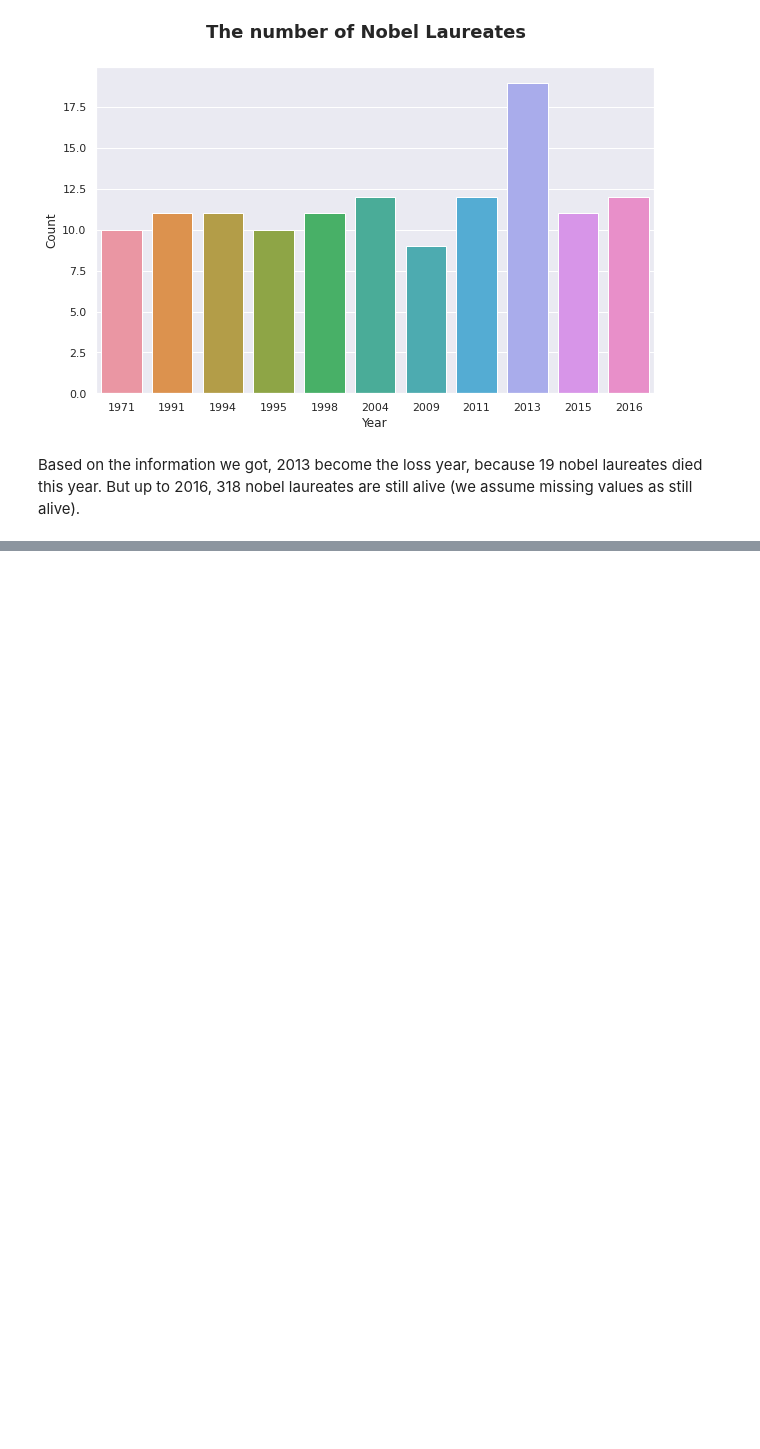
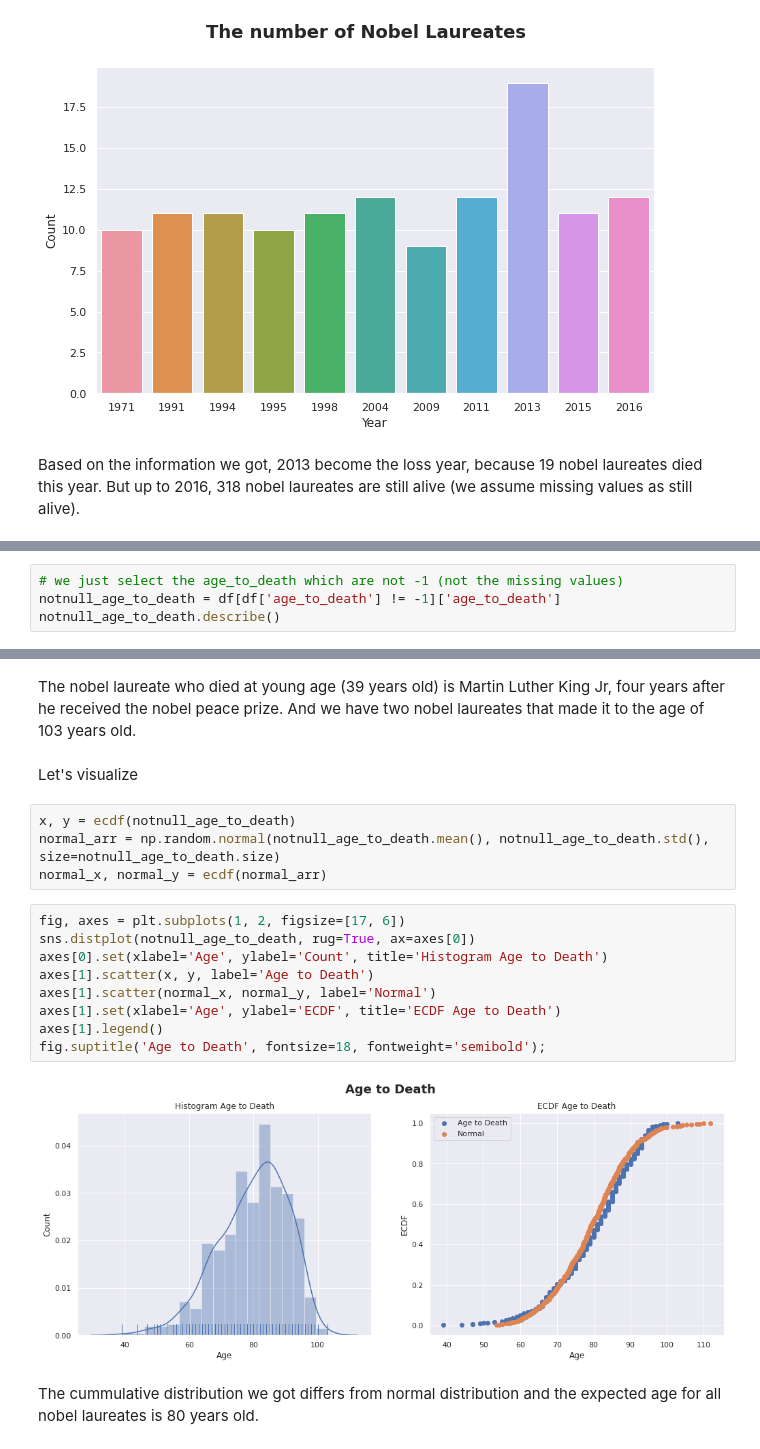
Before and after one commit to agusrichard/data-science-learning-projects, a Jupyter notebook: Nobel Prize Winners/exploratory_data_analysis.ipynb, the cells around one changed output, grey strips where cells are left out. Cells and saved outputs as stored; diff of their text form; blank space fills up the shorter version.

```diff
--- a/Nobel Prize Winners/exploratory_data_analysis.ipynb
+++ b/Nobel Prize Winners/exploratory_data_analysis.ipynb
@@ -802,0 +881,4 @@ Based on the information we got, 2013 become the loss year, because 19 nobel lau
+# %%
+# we just select the age_to_death which are not -1 (not the missing values)
+notnull_age_to_death = df[df['age_to_death'] != -1]['age_to_death']
+notnull_age_to_death.describe()
@@ -802,0 +908,21 @@ Based on the information we got, 2013 become the loss year, because 19 nobel lau
+# %% [markdown]
+The nobel laureate who died at young age (39 years old) is Martin Luther King Jr, four years after he received the nobel peace prize. And we have two nobel laureates that made it to the age of 103 years old.
+# %% [markdown]
+Let's visualize
+# %%
+x, y = ecdf(notnull_age_to_death)
+normal_arr = np.random.normal(notnull_age_to_death.mean(), notnull_age_to_death.std(), size=notnull_age_to_death.size)
+normal_x, normal_y = ecdf(normal_arr)
+# %%
+fig, axes = plt.subplots(1, 2, figsize=[17, 6])
+sns.distplot(notnull_age_to_death, rug=True, ax=axes[0])
+axes[0].set(xlabel='Age', ylabel='Count', title='Histogram Age to Death')
+axes[1].scatter(x, y, label='Age to Death')
+axes[1].scatter(normal_x, normal_y, label='Normal')
+axes[1].set(xlabel='Age', ylabel='ECDF', title='ECDF Age to Death')
+axes[1].legend()
+fig.suptitle('Age to Death', fontsize=18, fontweight='semibold');
+# %% [output]
+[figure, added]
+# %% [markdown]
+The cummulative distribution we got differs from normal distribution and the expected age for all nobel laureates is 80 years old.
```
Also changed, not shown: parts of 23 cells of this notebook.
